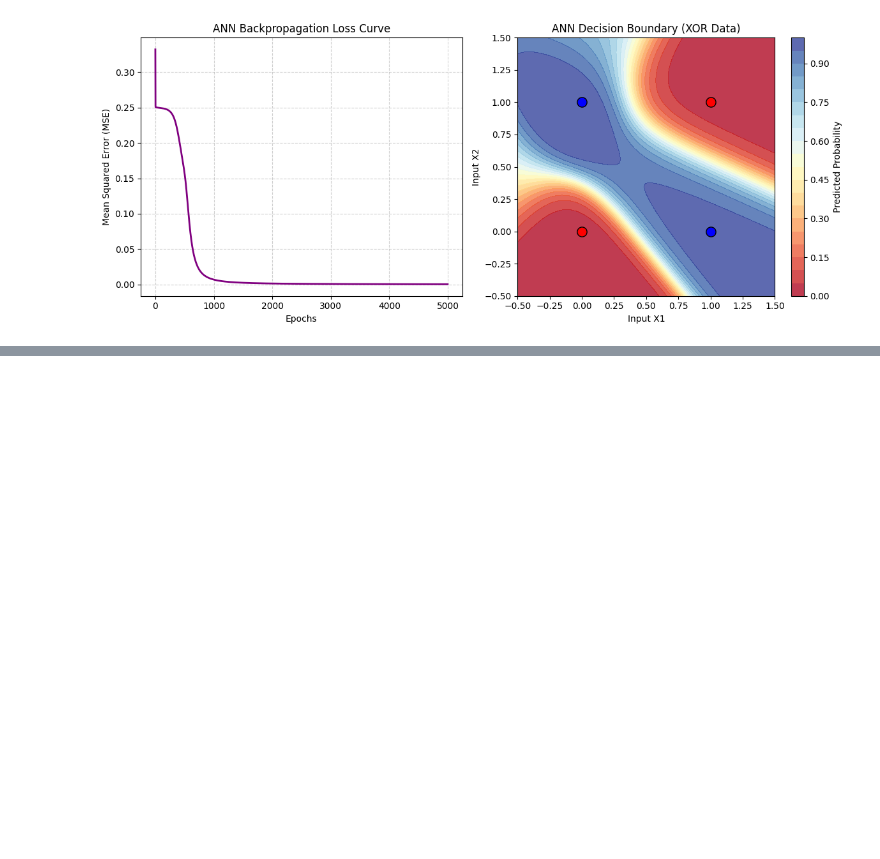
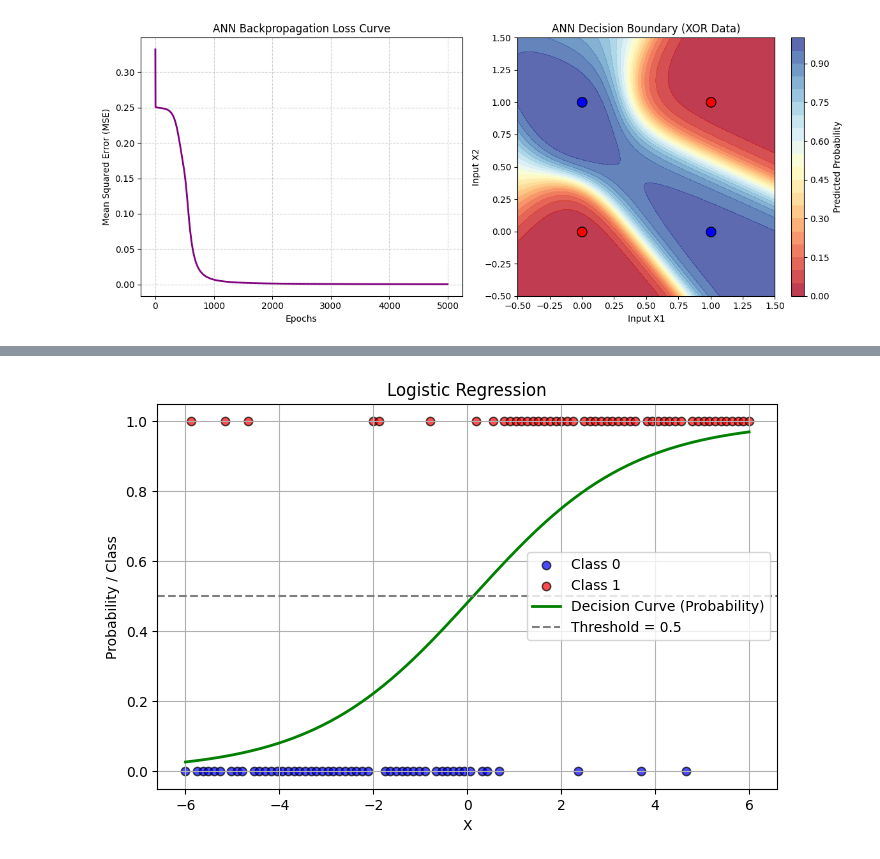
Before and after one commit to kevina29/MLA0202_Experiments, a Jupyter notebook: MLA0202.ipynb, the cells around one changed output, grey strips where cells are left out. Saved outputs shown, nothing was run; the diff lists cells and outputs as text; code cells hidden in the pictures; blank space fills up the shorter version.

```diff
--- a/MLA0202.ipynb
+++ b/MLA0202.ipynb
@@ -440,0 +578,57 @@ Input: [1 1] | Target: 0 | Predicted Output: 0.0214 (Rounded: 0)
+# %%
+#EXPERIMENT 8
+import matplotlib.pyplot as plt
+import numpy as np
+from sklearn.linear_model import LogisticRegression
+
+# Generate synthetic binary classification data
+np.random.seed(42)
+X = np.linspace(-6, 6, 100).reshape(-1, 1)
+y = (X > 0).astype(int).ravel()  # Binary classes 0 and 1
+
+# Add noise around the decision boundary
+noise = np.random.choice([0, 1], size=100, p=[0.85, 0.15])
+y = np.abs(y - noise)
+
+# Fit Logistic Regression Model
+model = LogisticRegression()
+model.fit(X, y)
+
+# Predict probabilities across domain
+X_test = np.linspace(-6, 6, 300).reshape(-1, 1)
+y_prob = model.predict_proba(X_test)[:, 1]
+
+# Plotting
+plt.figure(figsize=(8, 5))
+plt.scatter(
+    X[y == 0],
+    y[y == 0],
+    color="blue",
+    label="Class 0",
+    alpha=0.7,
+    edgecolor="k",
+)
+plt.scatter(
+    X[y == 1],
+    y[y == 1],
+    color="red",
+    label="Class 1",
+    alpha=0.7,
+    edgecolor="k",
+)
+plt.plot(
+    X_test,
+    y_prob,
+    color="green",
+    linewidth=2,
+    label="Decision Curve (Probability)",
+)
+plt.axhline(0.5, color="gray", linestyle="--", label="Threshold = 0.5")
+plt.title("Logistic Regression")
+plt.xlabel("X")
+plt.ylabel("Probability / Class")
+plt.legend()
+plt.grid(True)
+plt.show()
+# %% [output]
+[figure, added]
```
Also changed, not shown: parts of 19 cells of this notebook.
